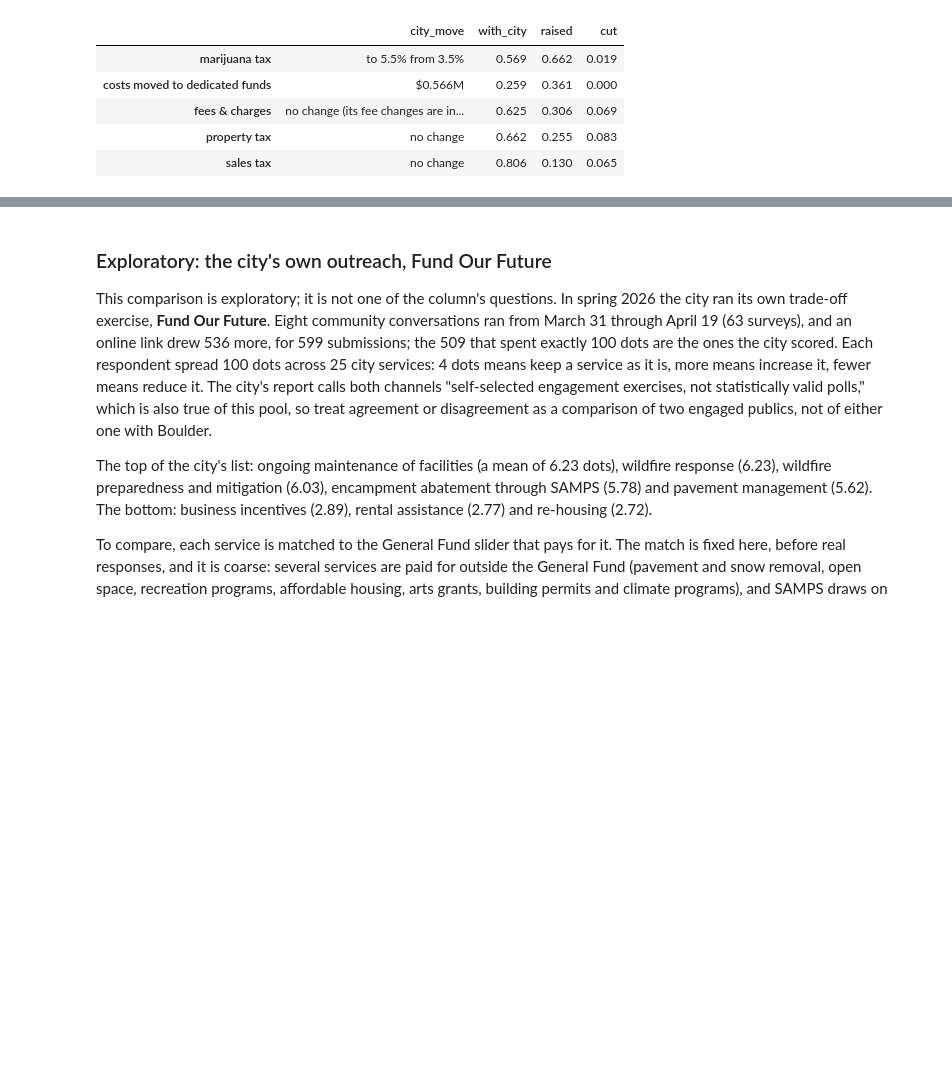
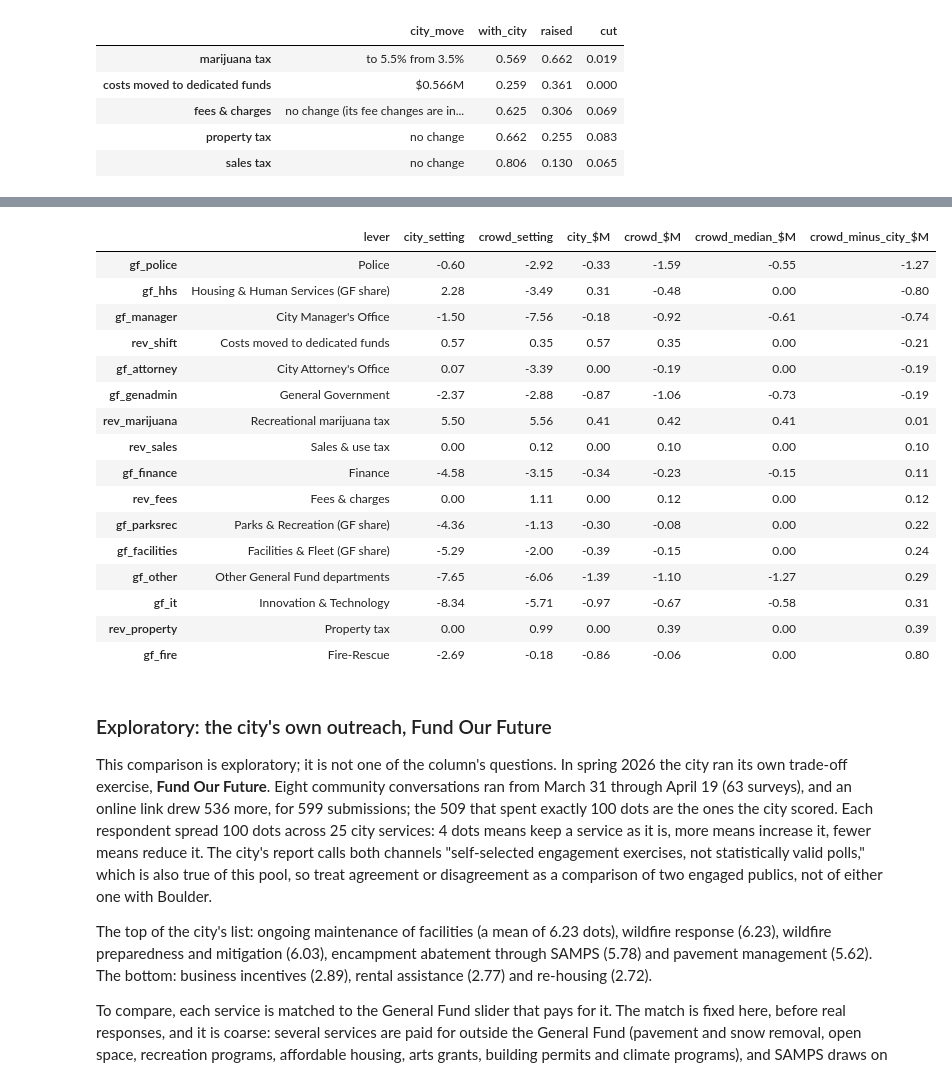
Before and after one commit to brianckeegan/charting-boulder, a Jupyter notebook: 2026-11-budget-tool/budget-survey-analysis.ipynb, the cells around one changed output, grey strips where cells are left out. Cells and saved outputs as stored; diff of their text form; code cells hidden in the pictures; blank space fills up the shorter version.

```diff
--- a/2026-11-budget-tool/budget-survey-analysis.ipynb
+++ b/2026-11-budget-tool/budget-survey-analysis.ipynb
@@ -643,11 +643,15 @@ responses_df['budget_type'] = np.where(
 # Clusters (exploratory): k-means on each reader's dollar change, lever by lever, seeded.
 LEVER_LABEL = {**{f'gf_{k}': v for k, v in GF_LABEL.items()}, 'rev_fees': 'Fees', 'rev_property': 'Property tax',
                'rev_sales': 'Sales tax', 'rev_marijuana': 'Marijuana tax', 'rev_shift': 'Moving costs'}
-lever_dollars_df = pd.DataFrame({
-    **{f'gf_{k}': responses_df[f'gf_{k}'] / 100 * amt for k, amt in GF_AMOUNT.items()},
-    **{f'rev_{k}': responses_df[f'rev_{k}'] / 100 * base for k, base in REV_BASE.items()},
-    'rev_marijuana': marijuana_yield(responses_df['rev_marijuana']),
-    'rev_shift': responses_df['rev_shift'].astype(float)}, index=responses_df.index)
+def lever_dollars(df):
+    """Each lever's change from its starting point, $M (+ = more spending or more revenue)."""
+    return pd.DataFrame({
+        **{f'gf_{k}': df[f'gf_{k}'] / 100 * amt for k, amt in GF_AMOUNT.items()},
+        **{f'rev_{k}': df[f'rev_{k}'] / 100 * base for k, base in REV_BASE.items()},
+        'rev_marijuana': marijuana_yield(df['rev_marijuana']),
+        'rev_shift': df['rev_shift'].astype(float)}, index=df.index)
+
+lever_dollars_df = lever_dollars(responses_df)
 N_CLUSTERS = 4
 centroids, cluster_ids = kmeans2(lever_dollars_df.to_numpy(float), N_CLUSTERS, minit='++',
                                  rng=np.random.default_rng(RNG_SEED))
@@ -1218,0 +1235,59 @@ Departments a majority cut below staff: ['Housing & Human Services (GF share)',
+# %%
+# The crowd's budget: every slider at the readers' average position (and, to compare, at each
+# slider's median), next to the status quo and the city manager's recommended budget.
+CROWD_COLS = SLIDER_COLS + REV_COLS
+CITY, CROWD, CROWD_MEDIAN = "city manager's plan", 'the crowd (average)', 'the crowd (median)'
+scen_df = pd.DataFrame([
+    {c: MJ_NOW if c == 'rev_marijuana' else 0.0 for c in CROWD_COLS},
+    {c: STAFF.get(c, 0.0) for c in CROWD_COLS},                    # the blue ticks; locked sliders stay at 0
+    responses_df[CROWD_COLS].mean(),
+    responses_df[CROWD_COLS].median(),
+], index=['status quo', CITY, CROWD, CROWD_MEDIAN])[CROWD_COLS].astype(float)
+scen_df = add_dollar_columns(scen_df)
+scen_dollars_df = lever_dollars(scen_df)
+
+# Lever by lever, $M from the starting point (+ = more spending or more revenue).
+crowd_df = pd.DataFrame({
+    'lever': pd.Series(LEVERS),
+    'city_setting': scen_df.loc[CITY, list(LEVERS)],
+    'crowd_setting': scen_df.loc[CROWD, list(LEVERS)],
+    'city_$M': scen_dollars_df.loc[CITY],
+    'crowd_$M': scen_dollars_df.loc[CROWD],
+    'crowd_median_$M': scen_dollars_df.loc[CROWD_MEDIAN],
+})
+crowd_df['crowd_minus_city_$M'] = crowd_df['crowd_$M'] - crowd_df['city_$M']
+crowd_df = crowd_df.sort_values('crowd_minus_city_$M')
+
+# Summed up: the whole budget under each scenario.
+crowd_totals_df = pd.DataFrame({
+    'gf_spending_change_$M': scen_df['spend_change_calc'],
+    'new_revenue_$M': scen_df['revenue_calc'],
+    'costs_moved_$M': scen_df['rev_shift'],
+    'gap_left_$M': scen_df['remaining'],
+    'gf_spending_2027_$M': sum(GF_AMOUNT.values()) + scen_df['spend_change_calc'],
+    'revenue_share': scen_df['rev_share'],
+    'gf_positions': position_equivalents(scen_df).sum(axis=1),
+})
+
+# How close the crowd lands to the plan, measured as in Q4 (total_div_s, one value per reader).
+crowd_dist = (scen_dollars_df.loc[CROWD] - scen_dollars_df.loc[CITY]).abs().sum()
+crowd_closer = (total_div_s > crowd_dist).mean()
+crowd_mj_kink = scen_df.loc[CROWD, 'revenue_calc'] - responses_df['revenue_calc'].mean()
+
+c, s = crowd_totals_df.loc[CROWD], crowd_totals_df.loc[CITY]
+print(f"The crowd's average budget, summed up, against the city manager's plan ($M):")
+print(f"  General Fund spending:  {c['gf_spending_change_$M']:+.2f} vs. {s['gf_spending_change_$M']:+.2f}")
+print(f"  New revenue:            {c['new_revenue_$M']:+.2f} vs. {s['new_revenue_$M']:+.2f}")
+print(f"  Costs moved:            {c['costs_moved_$M']:+.2f} vs. {s['costs_moved_$M']:+.2f}")
+print(f"  Gap left:               {c['gap_left_$M']:+.2f} vs. {s['gap_left_$M']:+.2f}  "
+      f"(readers' mean surplus ${responses_df['surplus'].mean():.2f}M; the marijuana tax's kink {crowd_mj_kink:+.3f})")
+print(f"  General Fund positions: {c['gf_positions']:+.0f} vs. {s['gf_positions']:+.0f}")
+print(f"The median budget leaves ${crowd_totals_df.loc[CROWD_MEDIAN, 'gap_left_$M']:.2f}M of the gap open.")
+print(f"Distance from the plan: the crowd ${crowd_dist:.2f}M, the median reader ${total_div_s.median():.2f}M; "
+      f"{crowd_closer:.0%} of readers are farther from it than the crowd.")
+print('Where the crowd parts most from the plan ($M, crowd minus plan):')
+for _, r in crowd_df.reindex(crowd_df['crowd_minus_city_$M'].abs().sort_values(ascending=False).index).head(4).iterrows():
+    print(f"  {r['lever']:<36} {r['crowd_minus_city_$M']:+.2f}")
+display(crowd_totals_df.round(2))
+crowd_df.round(2)
+# %% [output]
@@ -1219,3 +1312,20 @@ Departments a majority cut below staff: ['Housing & Human Services (GF share)',
+|  | lever | city_setting | crowd_setting | city_$M | crowd_$M | crowd_median_$M | crowd_minus_city_$M |
+| gf_police | Police | -0.60 | -2.92 | -0.33 | -1.59 | -0.55 | -1.27 |
+| gf_hhs | Housing & Human Services (GF share) | 2.28 | -3.49 | 0.31 | -0.48 | 0.00 | -0.80 |
+| gf_manager | City Manager's Office | -1.50 | -7.56 | -0.18 | -0.92 | -0.61 | -0.74 |
+| rev_shift | Costs moved to dedicated funds | 0.57 | 0.35 | 0.57 | 0.35 | 0.00 | -0.21 |
+| gf_attorney | City Attorney's Office | 0.07 | -3.39 | 0.00 | -0.19 | 0.00 | -0.19 |
+| gf_genadmin | General Government | -2.37 | -2.88 | -0.87 | -1.06 | -0.73 | -0.19 |
+| rev_marijuana | Recreational marijuana tax | 5.50 | 5.56 | 0.41 | 0.42 | 0.41 | 0.01 |
+| rev_sales | Sales & use tax | 0.00 | 0.12 | 0.00 | 0.10 | 0.00 | 0.10 |
+| gf_finance | Finance | -4.58 | -3.15 | -0.34 | -0.23 | -0.15 | 0.11 |
+| rev_fees | Fees & charges | 0.00 | 1.11 | 0.00 | 0.12 | 0.00 | 0.12 |
+| gf_parksrec | Parks & Recreation (GF share) | -4.36 | -1.13 | -0.30 | -0.08 | 0.00 | 0.22 |
+| gf_facilities | Facilities & Fleet (GF share) | -5.29 | -2.00 | -0.39 | -0.15 | 0.00 | 0.24 |
+| gf_other | Other General Fund departments | -7.65 | -6.06 | -1.39 | -1.10 | -1.27 | 0.29 |
+| gf_it | Innovation & Technology | -8.34 | -5.71 | -0.97 | -0.67 | -0.58 | 0.31 |
+| rev_property | Property tax | 0.00 | 0.99 | 0.00 | 0.39 | 0.00 | 0.39 |
+| gf_fire | Fire-Rescue | -2.69 | -0.18 | -0.86 | -0.06 | 0.00 | 0.80 |
 # %% [markdown]
 ### Exploratory: the city's own outreach, Fund Our Future
 
```
Also changed, not shown: parts of 4 cells of this notebook.
